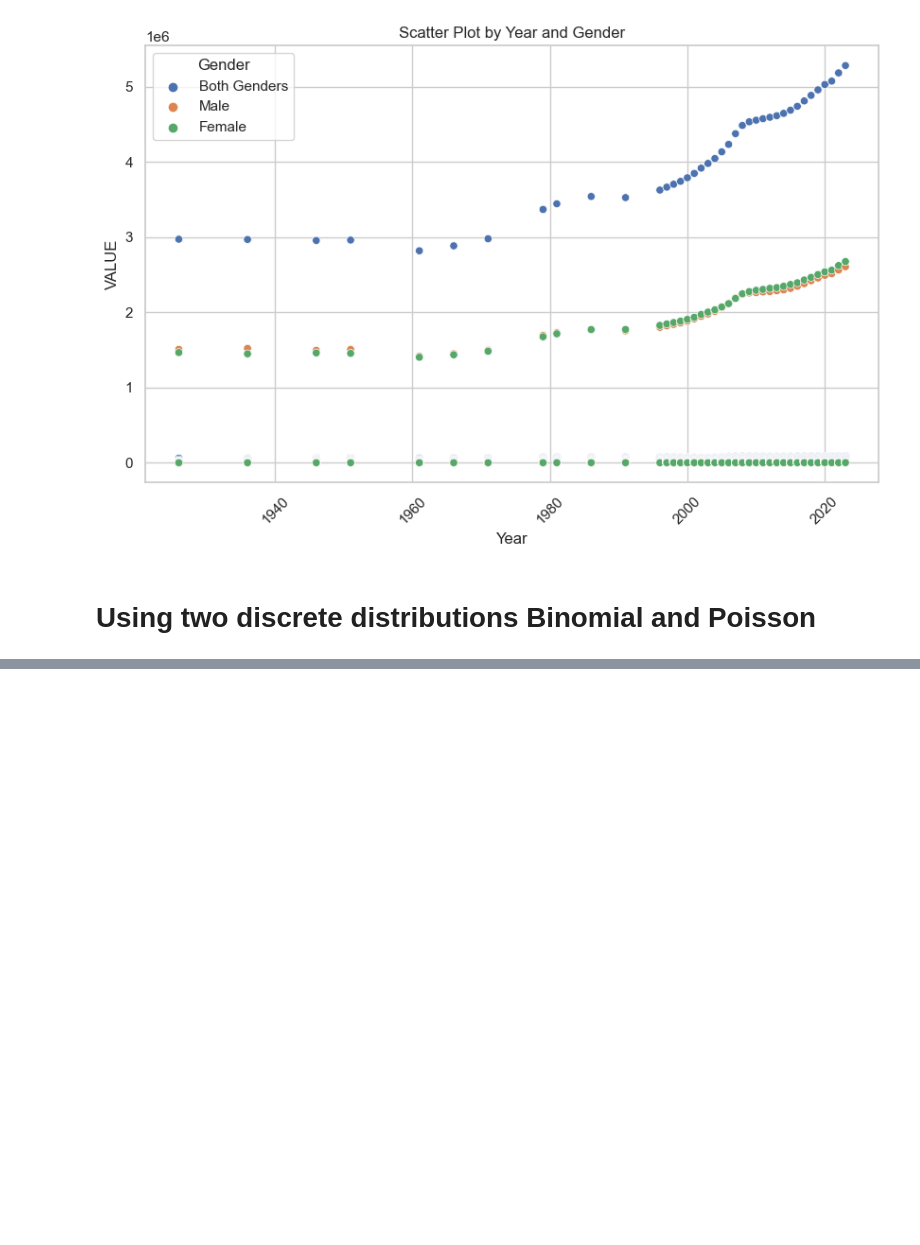
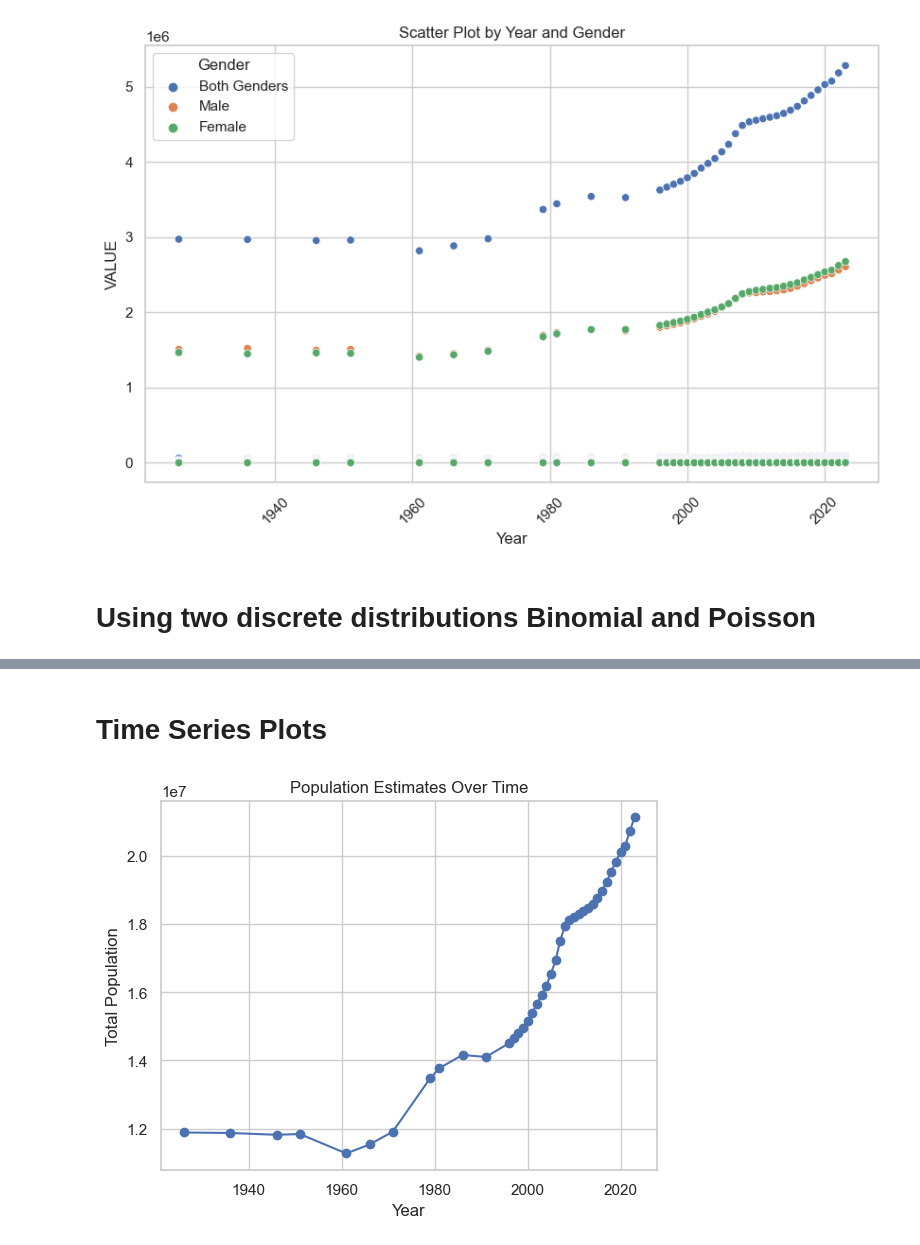
Before and after one commit to kalyanicct/DA-CA1, a Jupyter notebook: population.ipynb, the cells around one changed output, grey strips where cells are left out. Drawn from its saved outputs; the diff is of its cells as text; code cells hidden in the pictures; blank space fills up the shorter version.

```diff
--- a/population.ipynb
+++ b/population.ipynb
@@ -238,0 +250,13 @@ summary_stats
+# %% [markdown]
+# Time Series Plots
+# %%
+yearly_population = df.groupby("Year")["VALUE"].sum()
+
+# Creating a time series plot
+plt.plot(yearly_population.index, yearly_population.values, marker='o')
+plt.xlabel("Year")
+plt.ylabel("Total Population")
+plt.title("Population Estimates Over Time")
+plt.show()
+# %% [output]
+[figure, added]
```
Also changed, not shown: parts of 24 cells of this notebook.
